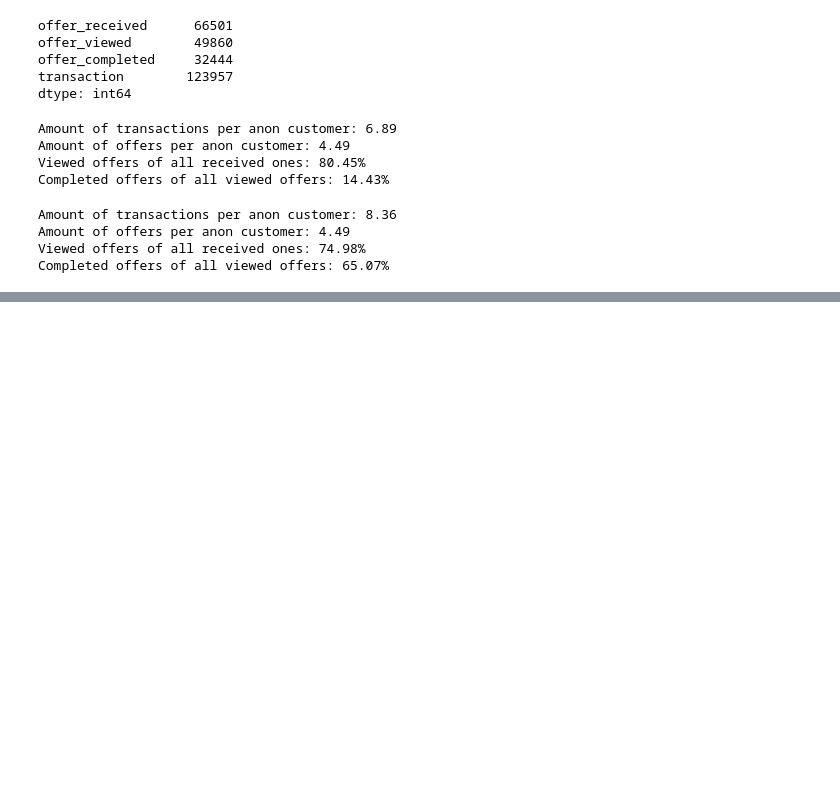
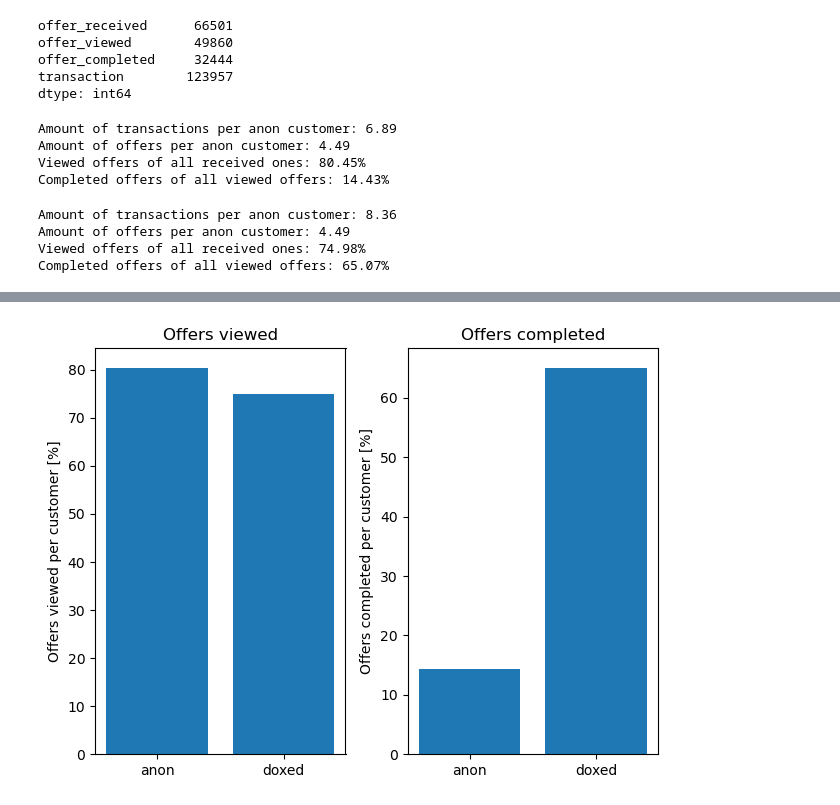
Before and after one commit to Daniel-Hutcheson/starbucks_capstone_project, a Jupyter notebook: Starbucks_Capstone_notebook.ipynb, the cells around one changed output, grey strips where cells are left out. Cells and saved outputs as stored; diff of their text form; code cells hidden in the pictures; blank space fills up the shorter version.

```diff
--- a/Starbucks_Capstone_notebook.ipynb
+++ b/Starbucks_Capstone_notebook.ipynb
@@ -739,0 +748,15 @@ plt.show()
+# %%
+fig, (ax1, ax2) = plt.subplots(1,2)
+
+ax1.bar(['anon','doxed'], [offers_viewed_anon, offers_viewed_doxed])
+ax1.set_title('Offers viewed')
+ax1.set_ylabel('Offers viewed per customer [%]')
+
+ax2.bar(['anon','doxed'], [offers_completed_anon, offers_completed_doxed])
+ax2.set_title('Offers completed')
+ax2.set_ylabel('Offers completed per customer [%]')
+
+plt.tight_layout()
+plt.show()
+# %% [output]
+[figure, added]
```
Also changed, not shown: parts of 7 cells of this notebook.
